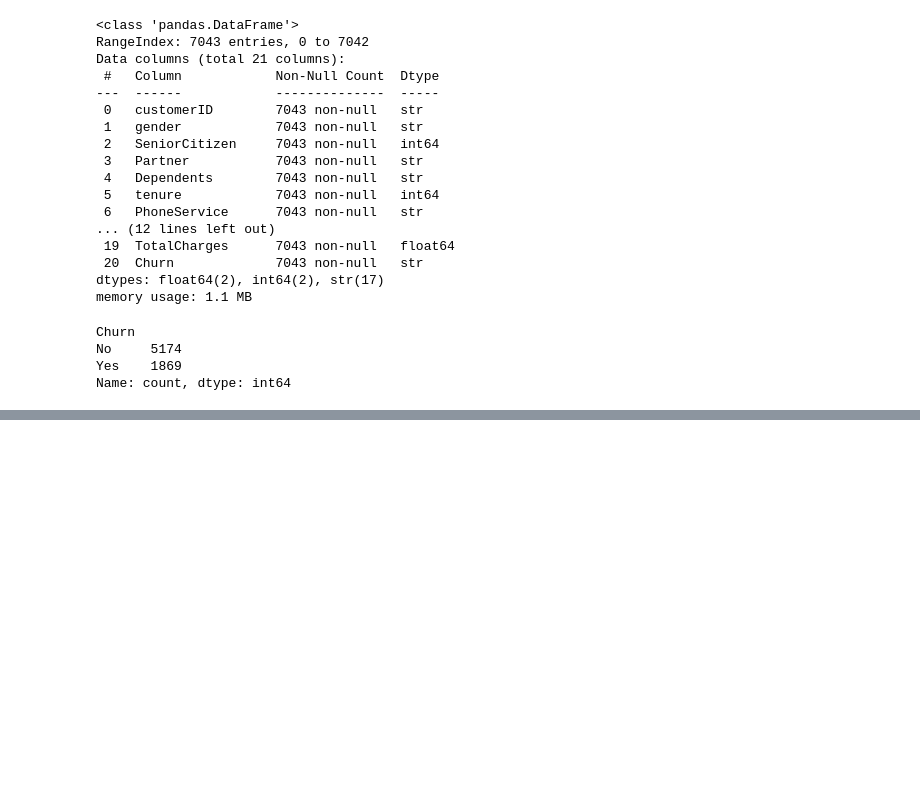
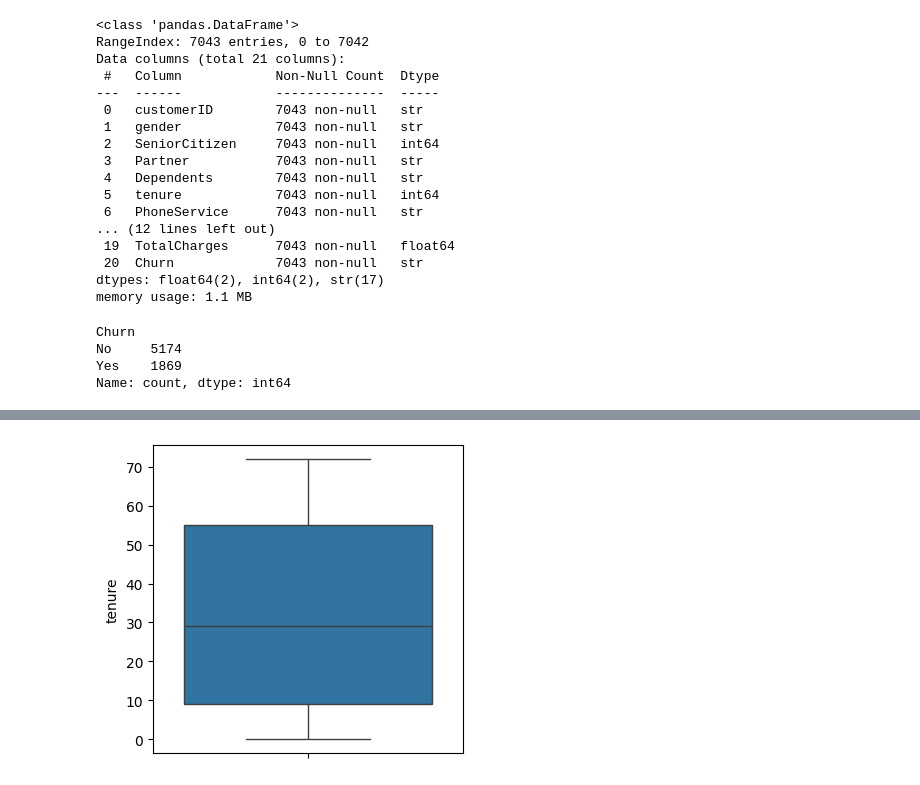
Before and after one commit to Pratiiikdahal/Telco-Customer-Churn-Prediction, a Jupyter notebook: Model Evaluation.ipynb, the cells around one changed output, grey strips where cells are left out. Cells and saved outputs as stored; diff of their text form; code cells hidden in the pictures; blank space fills up the shorter version.

```diff
--- a/Model Evaluation.ipynb
+++ b/Model Evaluation.ipynb
@@ -312,0 +362,6 @@ Name: count, dtype: int64
+# %%
+plt.figure(figsize=(4,4))
+sns.boxplot(data['tenure'])
+plt.show()
+# %% [output]
+[figure, added]
```
Also changed, not shown: parts of 29 cells of this notebook.
